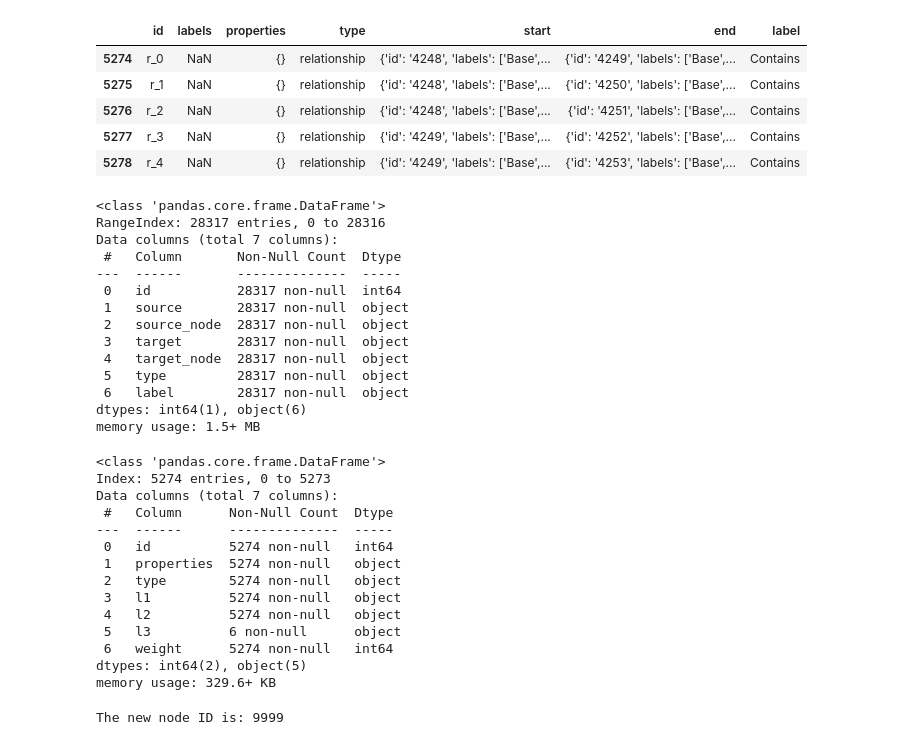
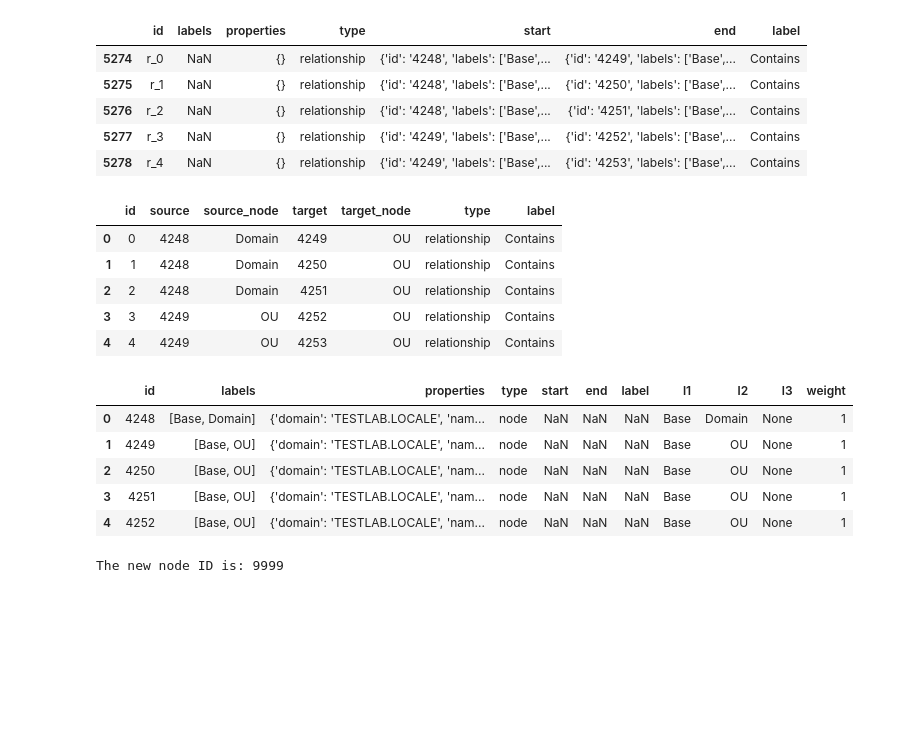
Before and after one commit to markajbell/BH, a Jupyter notebook: Stats_vul_5k.ipynb, the cells around one changed output. Cells and saved outputs as stored; diff of their text form; code cells hidden in the pictures; blank space fills up the shorter version.

```diff
--- a/Stats_vul_5k.ipynb
+++ b/Stats_vul_5k.ipynb
@@ -125,41 +114,26 @@ edges['id'] = np.arange(len(edges)).astype('int64')
 edges = edges.reset_index(drop=True)
 nodes['weight'] = 1
 edges = edges[['id', 'source', 'source_node', 'target', 'target_node', 'type','label']]
-edges.head()
+display(edges.head())
 edges.info()
 # %% [output]
-<class 'pandas.core.frame.DataFrame'>
-RangeIndex: 28317 entries, 0 to 28316
-Data columns (total 7 columns):
- #   Column       Non-Null Count  Dtype
----  ------       --------------  -----
- 0   id           28317 non-null  int64
- 1   source       28317 non-null  object
- 2   source_node  28317 non-null  object
- 3   target       28317 non-null  object
- 4   target_node  28317 non-null  object
- 5   type         28317 non-null  object
- 6   label        28317 non-null  object
-dtypes: int64(1), object(6)
-memory usage: 1.5+ MB
+|  | id | source | source_node | target | target_node | type | label |
+| 0 | 0 | 4248 | Domain | 4249 | OU | relationship | Contains |
+| 1 | 1 | 4248 | Domain | 4250 | OU | relationship | Contains |
+| 2 | 2 | 4248 | Domain | 4251 | OU | relationship | Contains |
+| 3 | 3 | 4249 | OU | 4252 | OU | relationship | Contains |
+| 4 | 4 | 4249 | OU | 4253 | OU | relationship | Contains |
 # %%
 #edges = edges.drop(columns=['id'])
 nodes.info()
+nodes.head()
 # %% [output]
-<class 'pandas.core.frame.DataFrame'>
-Index: 5274 entries, 0 to 5273
-Data columns (total 7 columns):
- #   Column      Non-Null Count  Dtype
----  ------      --------------  -----
- 0   id          5274 non-null   int64
- 1   properties  5274 non-null   object
- 2   type        5274 non-null   object
- 3   l1          5274 non-null   object
- 4   l2          5274 non-null   object
- 5   l3          6 non-null      object
- 6   weight      5274 non-null   int64
-dtypes: int64(2), object(5)
-memory usage: 329.6+ KB
+|  | id | labels | properties | type | start | end | label | l1 | l2 | l3 | weight |
+| 0 | 4248 | [Base, Domain] | {'domain': 'TESTLAB.LOCALE', 'nam... | node | NaN | NaN | NaN | Base | Domain | None | 1 |
+| 1 | 4249 | [Base, OU] | {'domain': 'TESTLAB.LOCALE', 'nam... | node | NaN | NaN | NaN | Base | OU | None | 1 |
+| 2 | 4250 | [Base, OU] | {'domain': 'TESTLAB.LOCALE', 'nam... | node | NaN | NaN | NaN | Base | OU | None | 1 |
+| 3 | 4251 | [Base, OU] | {'domain': 'TESTLAB.LOCALE', 'nam... | node | NaN | NaN | NaN | Base | OU | None | 1 |
+| 4 | 4252 | [Base, OU] | {'domain': 'TESTLAB.LOCALE', 'nam... | node | NaN | NaN | NaN | Base | OU | None | 1 |
 # %%
 lastnode=(len(str(nodes['id'].iloc[-1])))
 
```
Also changed, not shown: parts of 27 cells of this notebook.
